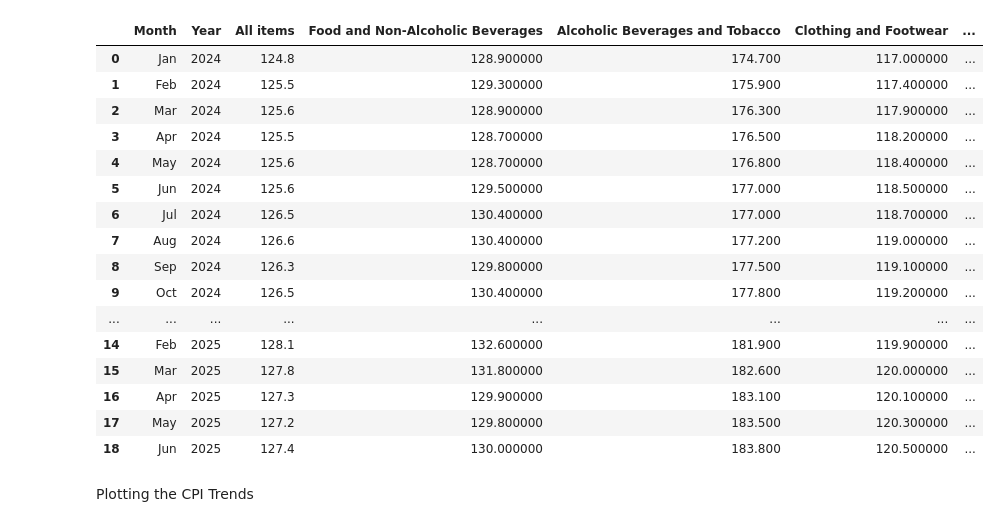
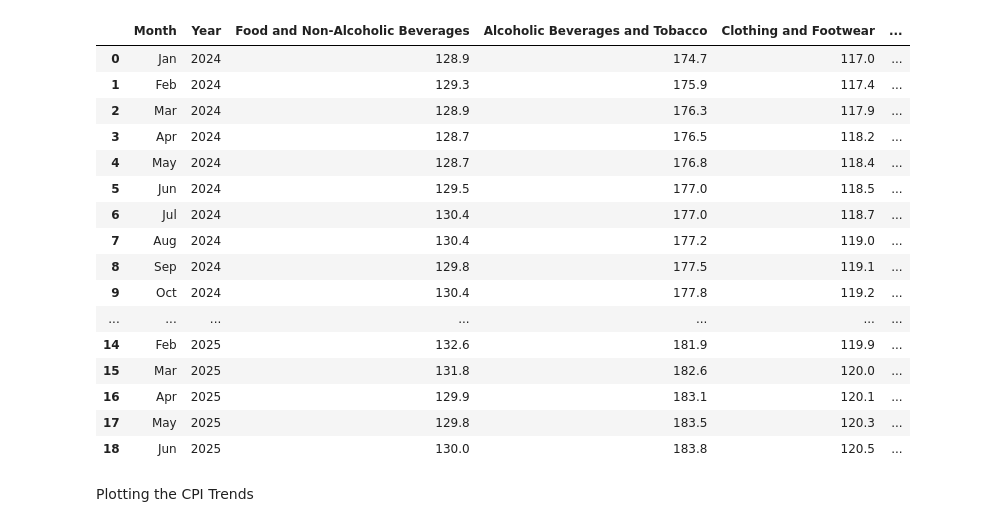
Before and after one commit to DeathNox/Philippine-CPI-Consumer-Price-Index-Trends-An-Introductory-Data-Analysis, a Jupyter notebook: plotting.ipynb, the cells around one changed output. Drawn from its saved outputs; the diff is of its cells as text; code cells hidden in the pictures.

```diff
--- a/plotting.ipynb
+++ b/plotting.ipynb
@@ -13,25 +13,31 @@ warnings.filterwarnings(action='ignore', category=FutureWarning)
 # %%
 df = pd.read_csv('df_combined_with_year.csv')
 
-df
+df = df[df['Month'] != 'Ave']
+
+df_new = df.drop(columns=['All items'])
+
+
+
+df_new
 # %% [output]
-|  | Month | Year | All items | Food and Non-Alcoholic Beverages | Alcoholic Beverages and Tobacco | Clothing and Footwear | ... |
-| 0 | Jan | 2024 | 124.8 | 128.900000 | 174.700 | 117.000000 | ... |
-| 1 | Feb | 2024 | 125.5 | 129.300000 | 175.900 | 117.400000 | ... |
-| 2 | Mar | 2024 | 125.6 | 128.900000 | 176.300 | 117.900000 | ... |
-| 3 | Apr | 2024 | 125.5 | 128.700000 | 176.500 | 118.200000 | ... |
-| 4 | May | 2024 | 125.6 | 128.700000 | 176.800 | 118.400000 | ... |
-| 5 | Jun | 2024 | 125.6 | 129.500000 | 177.000 | 118.500000 | ... |
-| 6 | Jul | 2024 | 126.5 | 130.400000 | 177.000 | 118.700000 | ... |
-| 7 | Aug | 2024 | 126.6 | 130.400000 | 177.200 | 119.000000 | ... |
-| 8 | Sep | 2024 | 126.3 | 129.800000 | 177.500 | 119.100000 | ... |
-| 9 | Oct | 2024 | 126.5 | 130.400000 | 177.800 | 119.200000 | ... |
-| ... | ... | ... | ... | ... | ... | ... | ... |
-| 14 | Feb | 2025 | 128.1 | 132.600000 | 181.900 | 119.900000 | ... |
-| 15 | Mar | 2025 | 127.8 | 131.800000 | 182.600 | 120.000000 | ... |
-| 16 | Apr | 2025 | 127.3 | 129.900000 | 183.100 | 120.100000 | ... |
-| 17 | May | 2025 | 127.2 | 129.800000 | 183.500 | 120.300000 | ... |
-| 18 | Jun | 2025 | 127.4 | 130.000000 | 183.800 | 120.500000 | ... |
+|  | Month | Year | Food and Non-Alcoholic Beverages | Alcoholic Beverages and Tobacco | Clothing and Footwear | ... |
+| 0 | Jan | 2024 | 128.9 | 174.7 | 117.0 | ... |
+| 1 | Feb | 2024 | 129.3 | 175.9 | 117.4 | ... |
+| 2 | Mar | 2024 | 128.9 | 176.3 | 117.9 | ... |
+| 3 | Apr | 2024 | 128.7 | 176.5 | 118.2 | ... |
+| 4 | May | 2024 | 128.7 | 176.8 | 118.4 | ... |
+| 5 | Jun | 2024 | 129.5 | 177.0 | 118.5 | ... |
+| 6 | Jul | 2024 | 130.4 | 177.0 | 118.7 | ... |
+| 7 | Aug | 2024 | 130.4 | 177.2 | 119.0 | ... |
+| 8 | Sep | 2024 | 129.8 | 177.5 | 119.1 | ... |
+| 9 | Oct | 2024 | 130.4 | 177.8 | 119.2 | ... |
+| ... | ... | ... | ... | ... | ... | ... |
+| 14 | Feb | 2025 | 132.6 | 181.9 | 119.9 | ... |
+| 15 | Mar | 2025 | 131.8 | 182.6 | 120.0 | ... |
+| 16 | Apr | 2025 | 129.9 | 183.1 | 120.1 | ... |
+| 17 | May | 2025 | 129.8 | 183.5 | 120.3 | ... |
+| 18 | Jun | 2025 | 130.0 | 183.8 | 120.5 | ... |
 # %% [markdown]
 Plotting the CPI Trends
 # %%
```
Also changed, not shown: parts of 4 cells of this notebook, 1 other file.
